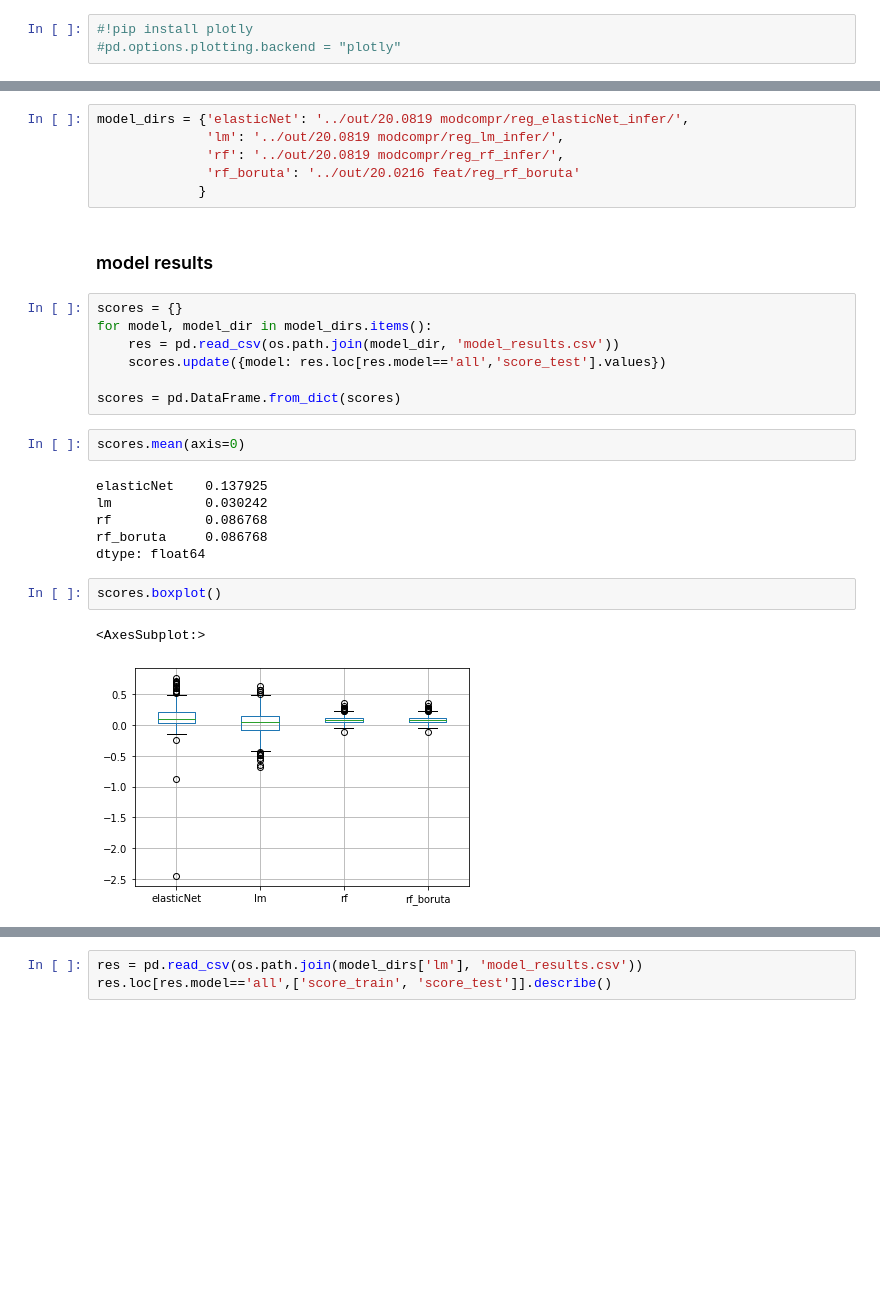
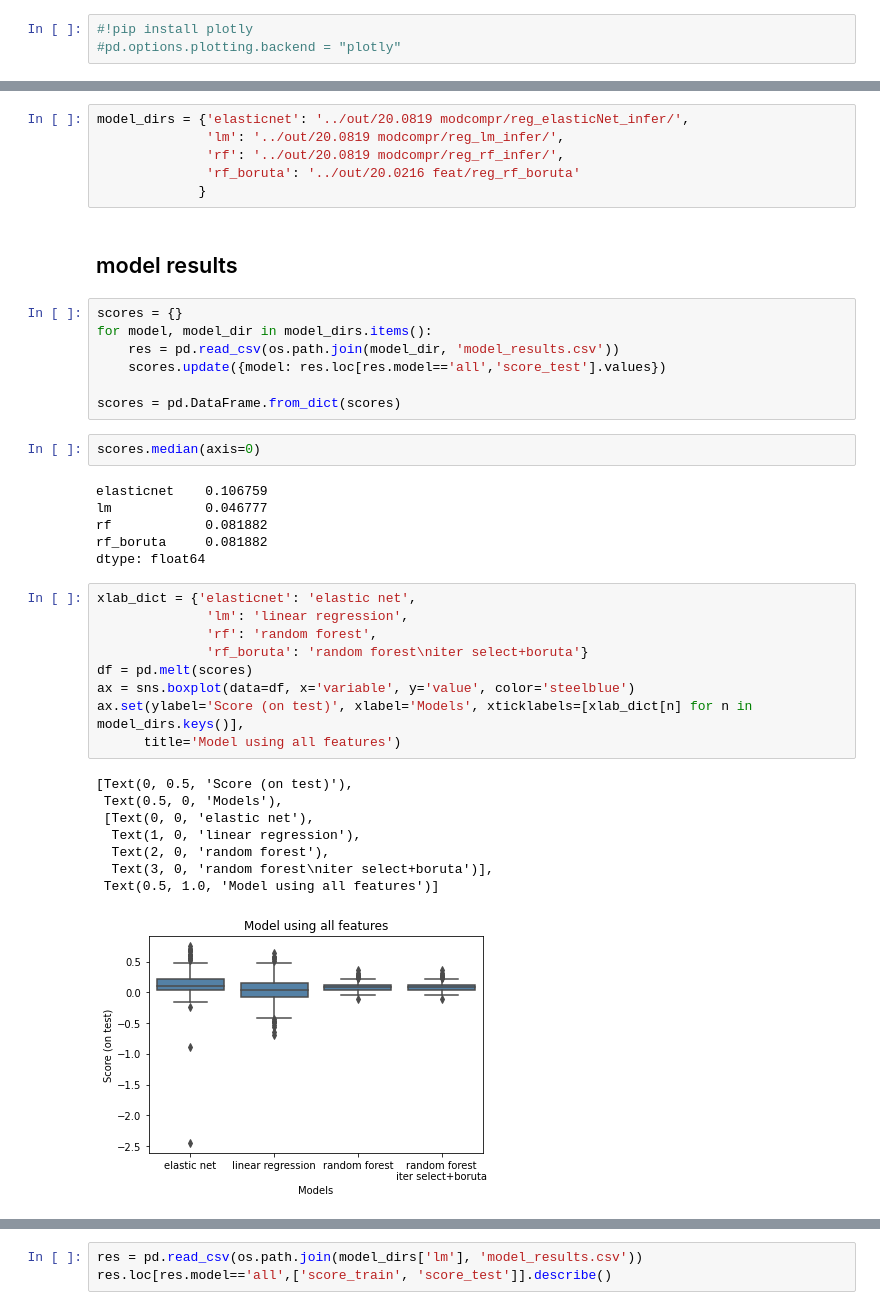
Before and after one commit to pritchardlabatpsu/cga_app, a Jupyter notebook: notebooks/18b-compr_modresults_run03.ipynb, the cells around one changed output, grey strips where cells are left out. Cells and saved outputs as stored; diff of their text form; blank space fills up the shorter version.

```diff
--- a/notebooks/18b-compr_modresults_run03.ipynb
+++ b/notebooks/18b-compr_modresults_run03.ipynb
@@ -10,11 +9,11 @@ dir_run03 = '../out/20.0819 modcompr/'
 # %%
-model_dirs = {'elasticNet': '../out/20.0819 modcompr/reg_elasticNet_infer/',
+model_dirs = {'elasticnet': '../out/20.0819 modcompr/reg_elasticNet_infer/',
               'lm': '../out/20.0819 modcompr/reg_lm_infer/',
               'rf': '../out/20.0819 modcompr/reg_rf_infer/',
               'rf_boruta': '../out/20.0216 feat/reg_rf_boruta'
              }
 # %% [markdown]
-### model results
+## model results
 # %%
 scores = {}
 for model, model_dir in model_dirs.items():
@@ -23,15 +22,28 @@ for model, model_dir in model_dirs.items():
 
 scores = pd.DataFrame.from_dict(scores)
 # %%
-scores.mean(axis=0)
+scores.median(axis=0)
 # %% [output]
-elasticNet    0.137925
-lm            0.030242
-rf            0.086768
-rf_boruta     0.086768
+elasticnet    0.106759
+lm            0.046777
+rf            0.081882
+rf_boruta     0.081882
 dtype: float64
-# %%
-scores.boxplot()
-# %% [output]
-<AxesSubplot:>
-[figure, removed]
+# %%
+xlab_dict = {'elasticnet': 'elastic net',
+              'lm': 'linear regression',
+              'rf': 'random forest',
+              'rf_boruta': 'random forest\niter select+boruta'}
+df = pd.melt(scores)
+ax = sns.boxplot(data=df, x='variable', y='value', color='steelblue')
+ax.set(ylabel='Score (on test)', xlabel='Models', xticklabels=[xlab_dict[n] for n in model_dirs.keys()],
+      title='Model using all features')
+# %% [output]
+[Text(0, 0.5, 'Score (on test)'),
+ Text(0.5, 0, 'Models'),
+ [Text(0, 0, 'elastic net'),
+  Text(1, 0, 'linear regression'),
+  Text(2, 0, 'random forest'),
+  Text(3, 0, 'random forest\niter select+boruta')],
+ Text(0.5, 1.0, 'Model using all features')]
+[figure, added]
```
Also changed, not shown: parts of 11 cells of this notebook, 1 other file.
